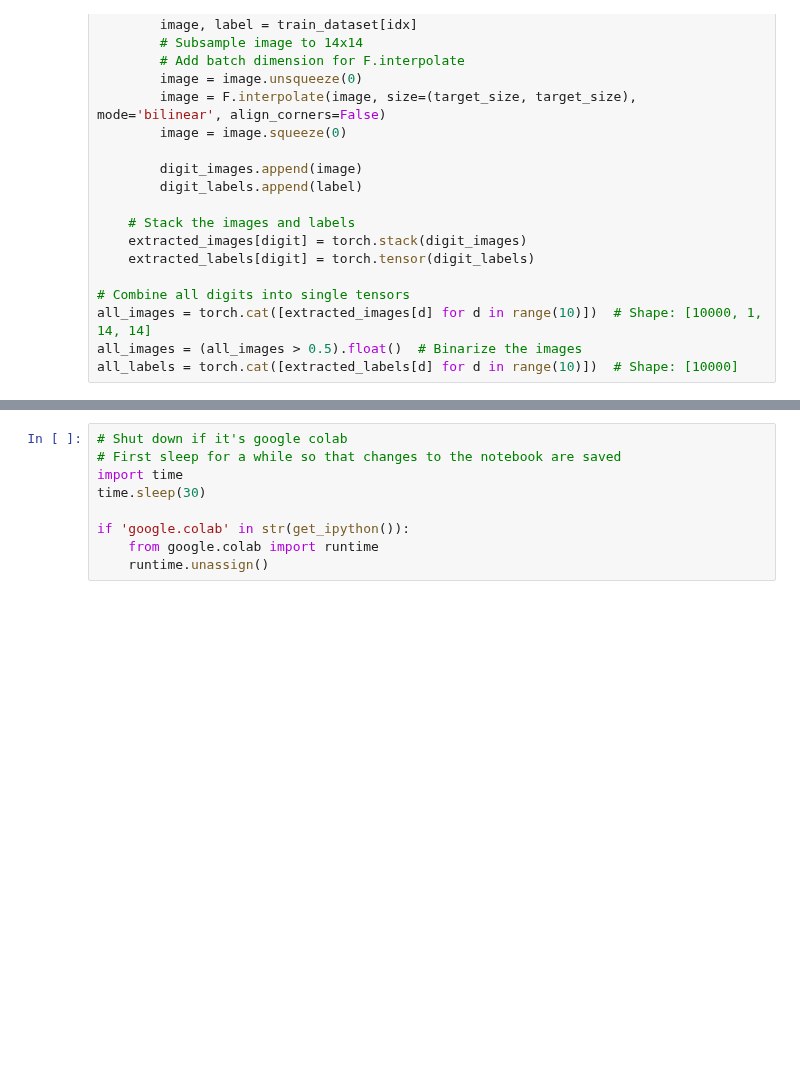
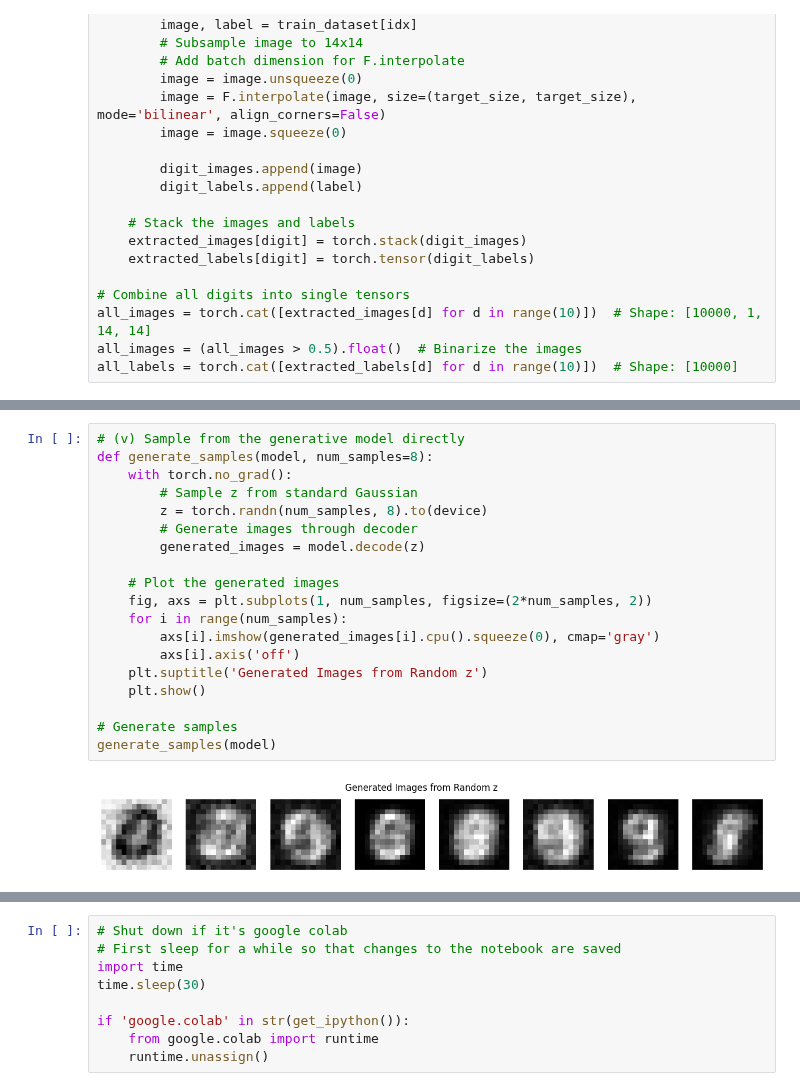
Before and after one commit to jbwenjoy/ESE-5460-Principals-of-Deep-Learning, a Jupyter notebook: hw5/ese546_hw5.ipynb, the cells around one changed output, grey strips where cells are left out. Drawn from its saved outputs; the diff is of its cells as text; blank space fills up the shorter version.

```diff
--- a/hw5/ese546_hw5.ipynb
+++ b/hw5/ese546_hw5.ipynb
@@ -257,0 +341,21 @@ plt.show()
+# %%
+# (v) Sample from the generative model directly
+def generate_samples(model, num_samples=8):
+    with torch.no_grad():
+        # Sample z from standard Gaussian
+        z = torch.randn(num_samples, 8).to(device)
+        # Generate images through decoder
+        generated_images = model.decode(z)
+
+    # Plot the generated images
+    fig, axs = plt.subplots(1, num_samples, figsize=(2*num_samples, 2))
+    for i in range(num_samples):
+        axs[i].imshow(generated_images[i].cpu().squeeze(0), cmap='gray')
+        axs[i].axis('off')
+    plt.suptitle('Generated Images from Random z')
+    plt.show()
+
+# Generate samples
+generate_samples(model)
+# %% [output]
+[figure, added]
```
Also changed, not shown: parts of 10 cells of this notebook.
